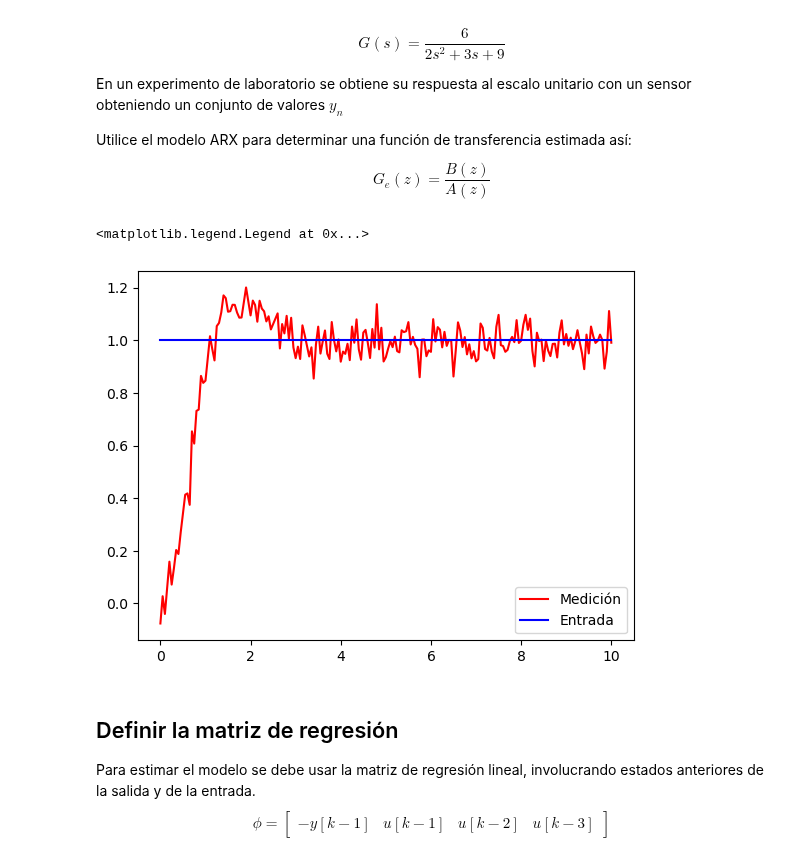
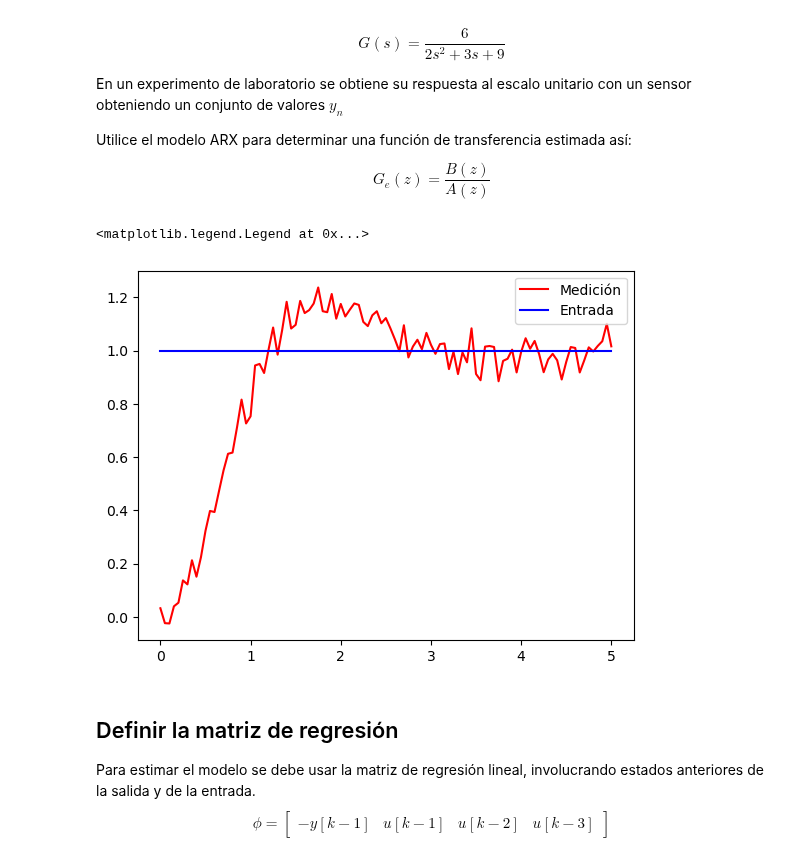
Before and after one commit to jairocuellar/System_identification, a Jupyter notebook: class_09_01.ipynb, the cells around one changed output. Cells and saved outputs as stored; diff of their text form; code cells hidden in the pictures.

```diff
--- a/class_09_01.ipynb
+++ b/class_09_01.ipynb
@@ -65,31 +65,31 @@ $$G_e(z) = \frac{B(z)}{A(z)}$$
 # %%
 ## Sistema de segundo orden en tiempo continuo
 #g = control.tf([6],[2,3,9])
 
 g = control.tf([4],[1,2,4])
 
 ## Periodo de muestreo y num de muestras para la discretización de la respuesta al escalón
 t0 = 0
-tf = 10
+tf = 5
 dt = 0.05
 N = int((tf-t0)/dt)+1
 t = np.linspace(t0,tf,N)
 
 # Señal de salida ideal "y" y entrada "u"
 _,y = control.step_response(g,t)
 u = np.ones(N);
 
 ## Ruido para simular la señal de salida capturada "yn"
 r = 0.05
 e = np.random.normal(0,r,size=N)
 
 yn = y+e
 plt.plot(t,yn,color = 'red')
 plt.plot(t,u,color = 'blue')
 plt.legend(['Medición','Entrada'])
 # %% [output]
 <matplotlib.legend.Legend at 0x...>
-[figure, old version]
+[figure, new version]
 # %% [markdown]
 ## Definir la matriz de regresión
 
```
Also changed, not shown: parts of 9 cells of this notebook, 4 other files.
